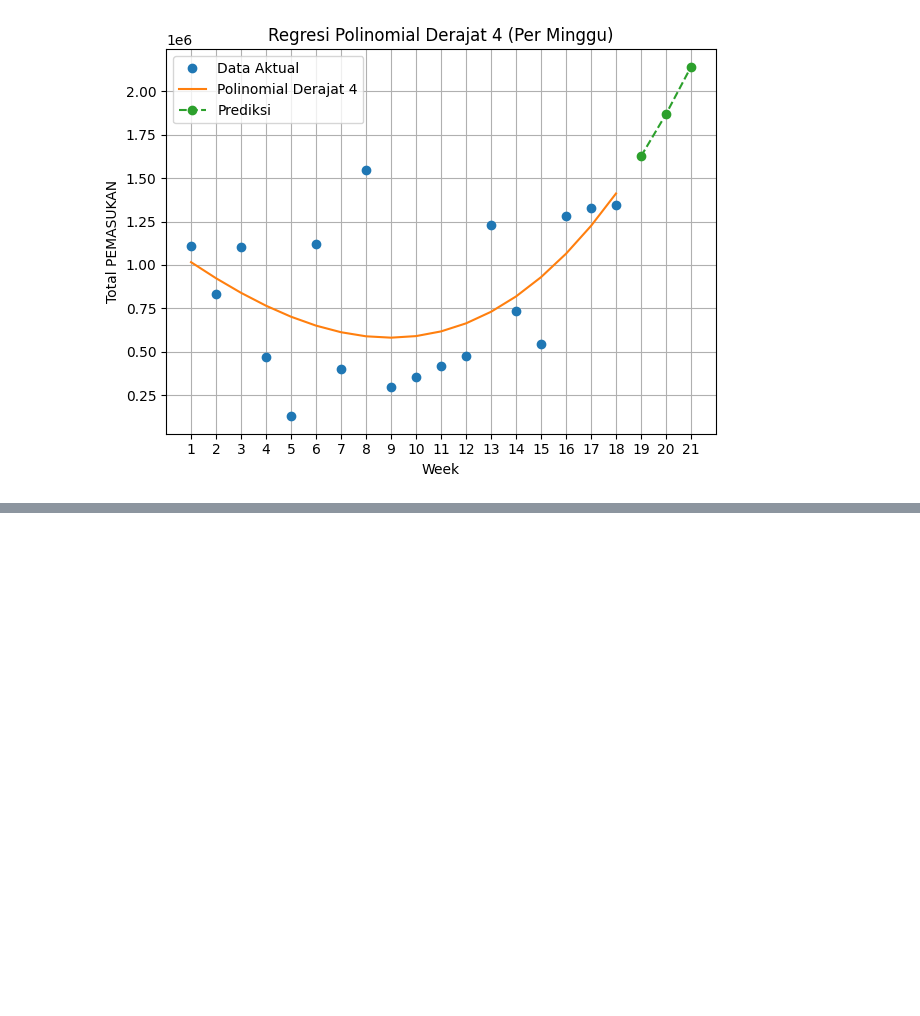
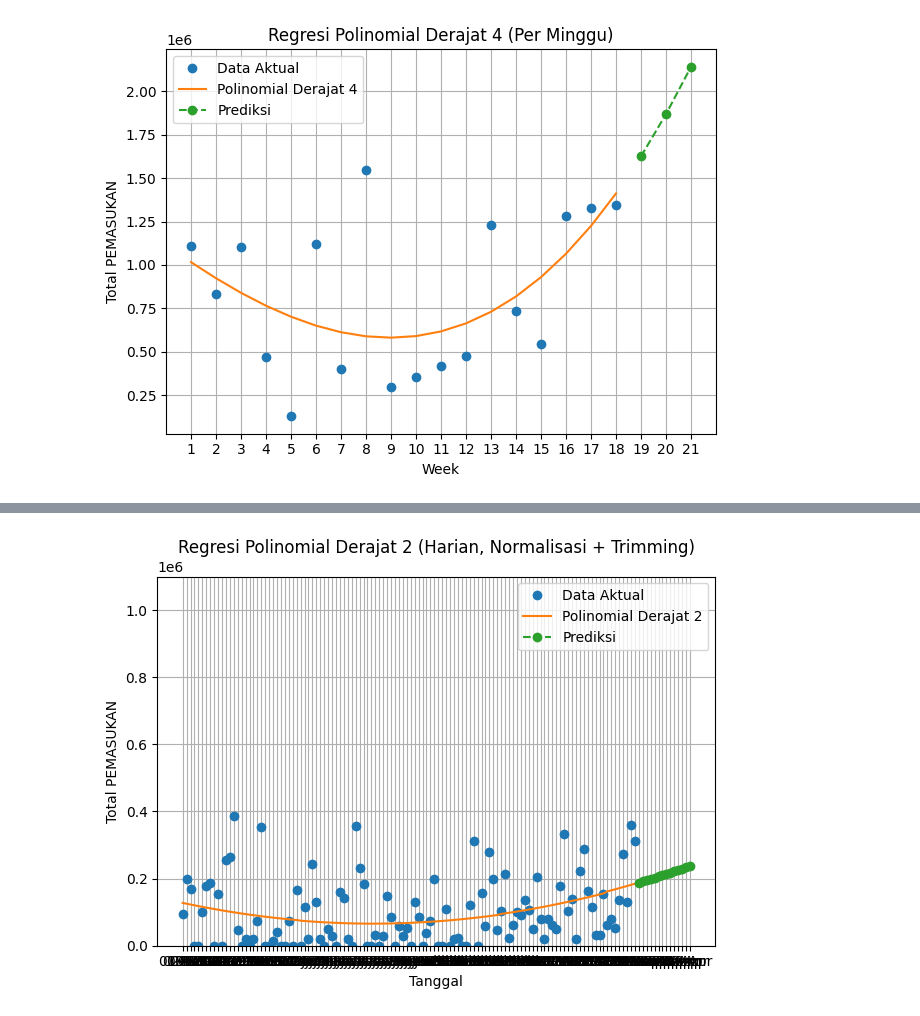
Before and after one commit to HaykalRamadhan/forecasting, a Jupyter notebook: UP.ipynb, the cells around one changed output, grey strips where cells are left out. Drawn from its saved outputs; the diff is of its cells as text; code cells hidden in the pictures; blank space fills up the shorter version.

Commit message:
Update Weekly and Daily Added Normalization + Trimming Outlier

```diff
--- a/UP.ipynb
+++ b/UP.ipynb
@@ -234,0 +458,90 @@ Minggu 2025-16: Rp 2.141.344
+# %%
+import pandas as pd
+import matplotlib.pyplot as plt
+import numpy as np
+from sklearn.preprocessing import MinMaxScaler
+
+# Load CSV
+file_path = '/content/drive/MyDrive/UP/sample_data/rekapitulasi_saint_coffee_4_bulan.csv'
+ct = pd.read_csv(file_path)
+
+# Bersihkan dan standar kolom
+ct.columns = ct.columns.str.strip().str.upper()
+ct = ct.rename(columns={'TANGGAL': 'Tanggal', 'PEMASUKKAN': 'PEMASUKAN'})
+
+# Konversi tanggal ke datetime
+ct['Tanggal'] = pd.to_datetime(ct['Tanggal'], dayfirst=True)
+
+# Konversi PEMASUKAN ke angka (hapus titik, koma, dan karakter non-angka jika perlu)
+ct['PEMASUKAN'] = ct['PEMASUKAN'].replace('[^0-9]', '', regex=True).astype(float)
+
+# Sort berdasarkan tanggal
+ct = ct.sort_values('Tanggal')
+
+# ------------------ REMOVE OUTLIERS (IQR Method) ------------------
+Q1 = ct['PEMASUKAN'].quantile(0.25)
+Q3 = ct['PEMASUKAN'].quantile(0.75)
+IQR = Q3 - Q1
+lower_bound = Q1 - 1.5 * IQR
+upper_bound = Q3 + 1.5 * IQR
+ct = ct[(ct['PEMASUKAN'] >= lower_bound) & (ct['PEMASUKAN'] <= upper_bound)]
+
+# Ubah tanggal ke format numerik (misalnya: hari ke-n sejak hari pertama)
+ct['Day_Index'] = (ct['Tanggal'] - ct['Tanggal'].min()).dt.days
+
+# Siapkan X dan Y
+x = np.array(ct['Day_Index'])
+y = np.array(ct['PEMASUKAN'])
+
+# ------------------ NORMALIZATION ------------------
+scaler = MinMaxScaler()
+y_scaled = scaler.fit_transform(y.reshape(-1, 1)).flatten()
+
+# Fungsi untuk menghitung R²
+def compute_r2(y_true, y_predict):
+    sse = sum((y_true - y_predict) ** 2)
+    tss = (len(y_true) - 1) * np.var(y_true, ddof=1)
+    return 1 - (sse / tss)
+
+# Prediksi 14 hari ke depan
+last_day = ct['Day_Index'].max()
+future_days = [last_day + i for i in range(1, 15)]
+x2 = np.array(future_days)
+future_dates = [ct['Tanggal'].max() + pd.Timedelta(days=i) for i in range(1, 15)]
+
+# Forecast dengan polynomial regression (derajat 2, 3, 4)
+for degree in [2, 3, 4]:
+    print(f"\n--- Polynomial Regression Degree {degree} ---")
+    AB = np.polyfit(x, y_scaled, degree)
+    func = np.poly1d(AB)
+
+    y_p_scaled = func(x)
+    y_p2_scaled = func(x2)
+
+    # Balikkan hasil prediksi ke skala asli
+    y_p = scaler.inverse_transform(y_p_scaled.reshape(-1, 1)).flatten()
+    y_p2 = scaler.inverse_transform(y_p2_scaled.reshape(-1, 1)).flatten()
+
+    r2 = compute_r2(y, y_p)
+    print(f"R² Score: {r2:.4f}")
+    print("Prediksi 14 hari ke depan:")
+    for date, pred in zip(future_dates, y_p2):
+        print(f"Tanggal {date.strftime('%d-%b-%Y')}: Rp {int(pred):,}".replace(",", "."))
+
+    # Label sumbu x sebagai tanggal
+    all_labels = list(ct['Tanggal'].dt.strftime('%d-%b')) + [date.strftime('%d-%b') for date in future_dates]
+
+    # Plot
+    plt.plot(all_labels[:len(y)], y, linestyle="none", marker='o', label='Data Aktual')
+    plt.plot(all_labels[:len(y)], y_p, label=f'Polinomial Derajat {degree}')
+    plt.plot(all_labels[len(y):], y_p2, marker='o', linestyle='dashed', label='Prediksi')
+
+    plt.xlabel('Tanggal')
+    plt.ylabel('Total PEMASUKAN')
+    plt.ylim(top=1100000, bottom=0)
+    plt.title(f'Regresi Polinomial Derajat {degree} (Harian, Normalisasi + Trimming)')
+    plt.legend()
+    plt.grid(True)
+    plt.tight_layout()
+    plt.show()
+# %% [output]
@@ -234,0 +565 @@ Minggu 2025-16: Rp 2.141.344
+[figure, added]
```
Also changed, not shown: parts of 6 cells of this notebook.
